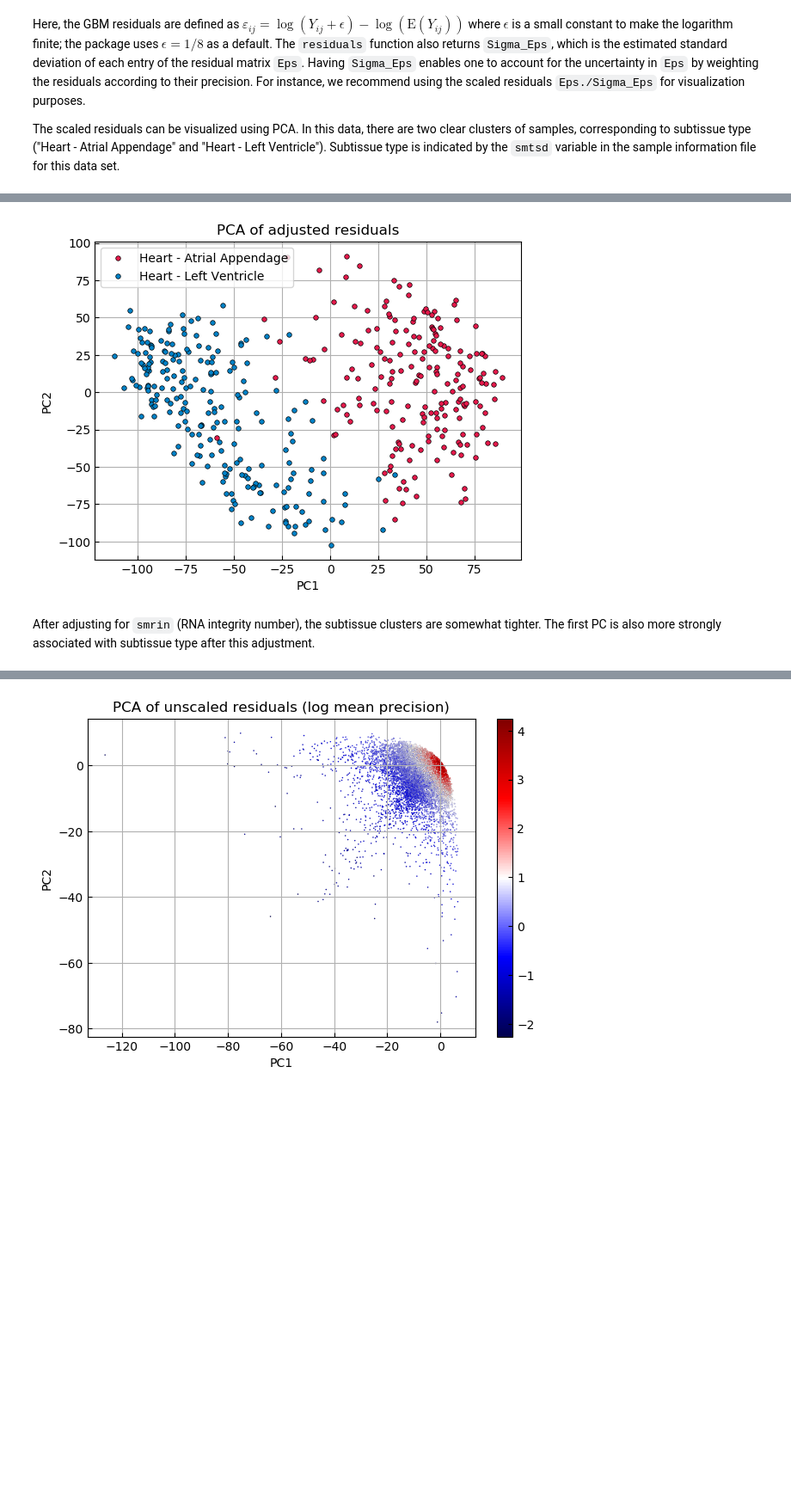
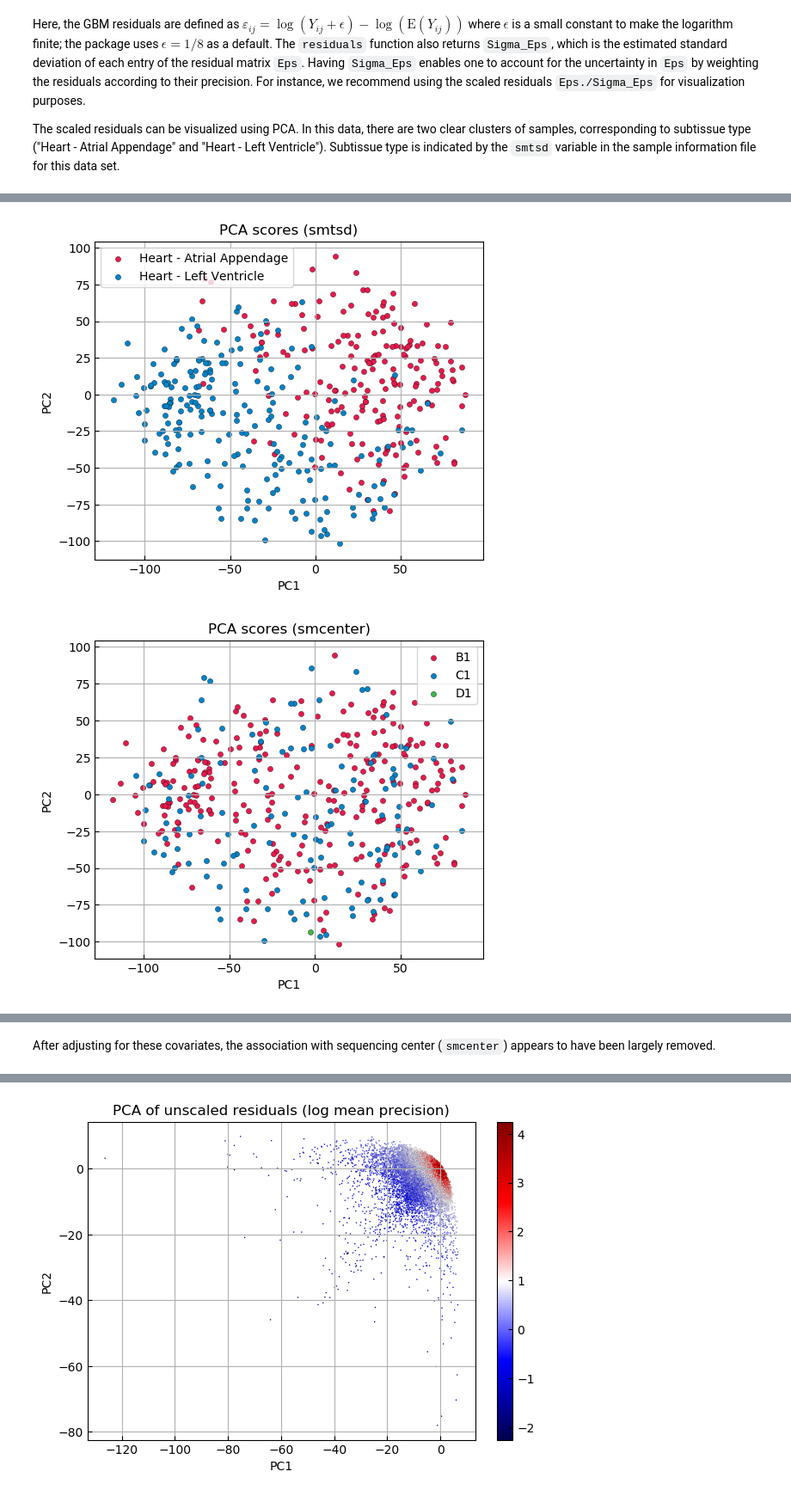
Before and after one commit to jwmi/BilinearModelsExamples, a Jupyter notebook: tutorial/Tutorial for BilinearModels package.ipynb, the cells around one changed output, grey strips where cells are left out. Shown at 86% size. Saved outputs shown, nothing was run; the diff lists cells and outputs as text; code cells hidden in the pictures; blank space fills up the shorter version.

```diff
--- a/tutorial/Tutorial for BilinearModels package.ipynb
+++ b/tutorial/Tutorial for BilinearModels package.ipynb
@@ -277,4 +307,6 @@ The code below includes `smrin` as a sample covariate. The `@formula` syntax fro
 # %%
-X = ones(I,1)
-Z,Znames = design_matrix(@formula(sampid ~ 1 + smrin), sample_info)
-M = 0;
+X = ones(I,1)  # feature covariate matrix
+Z,Znames = design_matrix(@formula(y ~ 1 + exr*exr + rin*rin), sample_info)  # sample covariate matrix
+M = 0  # number of latent factors
+
+Znames  # names of the columns of Z
@@ -281,6 +320,6 @@ M = 0;
 # %%
 A,B,C,D,U,V,S,T,omega,logp = BilinearModels.fit(Y,X,Z,M)
-Eps_smrin,Sigma_Eps_smrin = BilinearModels.residuals(Y,X,Z,A,B,C,D,U,V,S,T,omega);
+Eps_s,Sigma_Eps_s = BilinearModels.residuals(Y,X,Z,A,B,C,D,U,V,S,T,omega);
 # %% [output]
  max step size enforced in S[i] update for one or more i.
  max step size enforced in A[j,:] update for one or more j.
@@ -297,10 +340,6 @@ iteration 9: logp = -4.5576159680228785e7
 Finished.
-# %%
-figure(); clf(); grid(true)
-pcaplot((Eps_smrin./Sigma_Eps_smrin)',sample_info[!,:smtsd]; ms=4, mec="k")
-title("PCA of adjusted residuals")
-legend();
-# %% [output]
-[figure, removed]
-# %% [markdown]
-After adjusting for `smrin` (RNA integrity number), the subtissue clusters are somewhat tighter.  The first PC is also more strongly associated with subtissue type after this adjustment.
+# %%
+pcaplots((Eps_s./Sigma_Eps_s)',sample_info[!,[:smtsd,:smcenter,:exr,:rin]]);
+# %% [output]
+[figure, added]
+[figure, added]
@@ -307,3 +348,5 @@ After adjusting for `smrin` (RNA integrity number), the subtissue clusters are s
+# %% [markdown]
+After adjusting for these covariates, the association with sequencing center (`smcenter`) appears to have been largely removed.
 # %% [markdown]
 ***
 ## Exploring feature covariates using residuals
```
Also changed, not shown: parts of 76 cells of this notebook, 2 other files.
